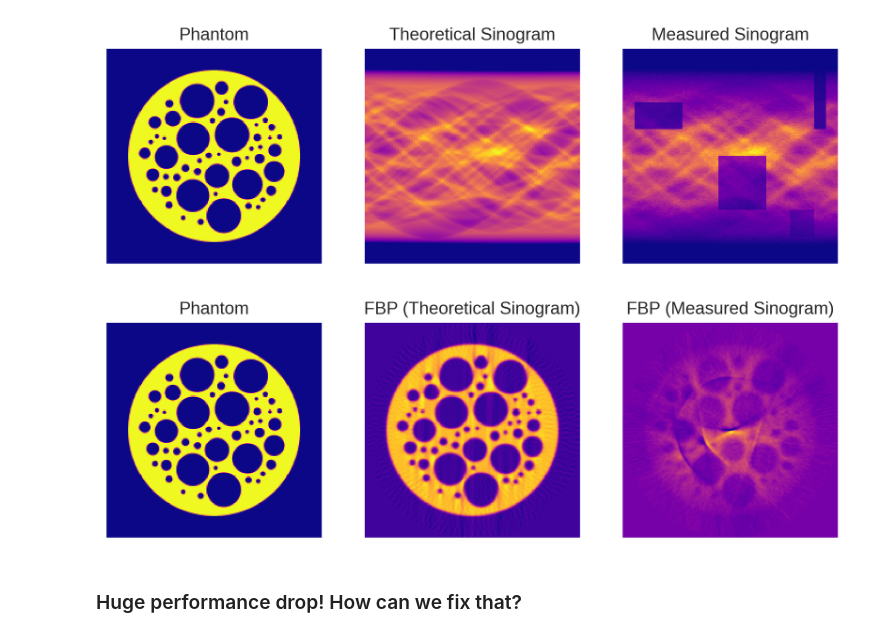
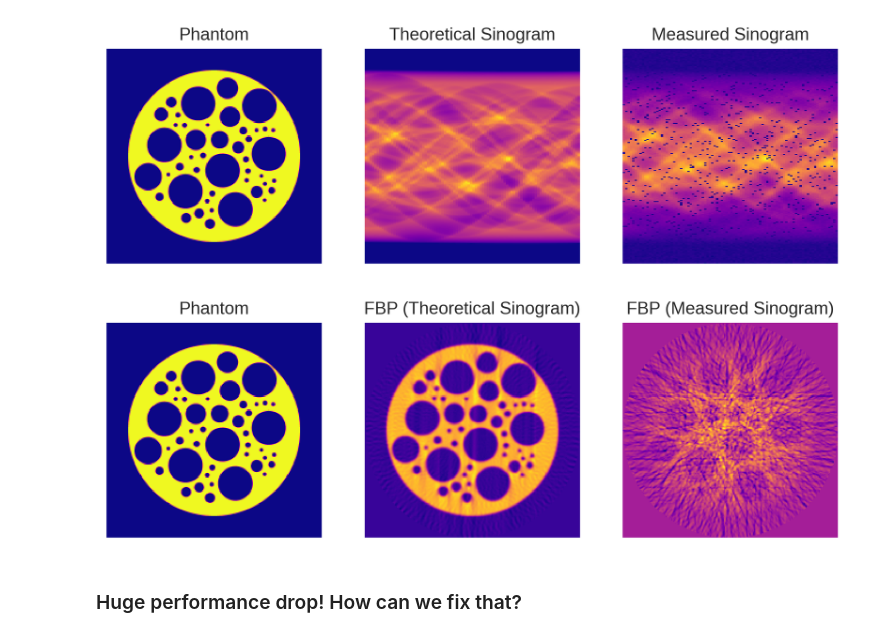
Before and after one commit to pyxu-org/pyxu, a Jupyter notebook: notebooks/Pycsou Demo (EMPA).ipynb, the cells around one changed output. Cells and saved outputs as stored; diff of their text form; code cells hidden in the pictures.

```diff
--- a/notebooks/Pycsou Demo (EMPA).ipynb
+++ b/notebooks/Pycsou Demo (EMPA).ipynb
@@ -129,40 +127,45 @@ Jupyter compare_view v0.2.4
 </center>
 # %%
 # Generate phantom
+np.random.seed(0)
 p1 = xdesign.Foam(size_range=[0.1, 0.01], gap=0.025, porosity=0.5)
 phantom = xdesign.discrete_phantom(p1, 160) * 10
 phantom = np.abs(np.pad(phantom, 20))
 
 # Generate sinogram
+rng = np.random.default_rng(0)
+psnr = 20 # 10 * log(s/n) = psnr => n = s * 10^(-psnr/10)
 angles, wsize = 90, 5
 sino0 = skt.radon(phantom, theta=np.linspace(0, 180, angles), circle=True)
 sino = ndimage.uniform_filter(sino0, [wsize, 0], mode='constant')
-mask = np.ones_like(sino)
-mask[50:75, 5:25] = 0.3
-mask[100:150, 40:60] = 0.4
-mask[0:75, 80:85] = 0.2
-mask[150:175, 70:80] = 0.6
+mask = rng.binomial(1, 0.95, sino.shape)
+#mask = np.ones_like(sino)
+#mask[50:75, 5:25] = 0.3
+#mask[100:150, 40:60] = 0.4
+#mask[0:75, 80:85] = 0.2
+#mask[150:175, 70:80] = 0.6
 sino *= mask
 sino *= scipy.signal.get_window('hamming', sino.shape[0])[:, None]
-sino = np.random.poisson(np.abs(sino))
+sigma = np.abs(sino).max() * (10**(-psnr/10))
+sino += rng.normal(scale=sigma, size=sino.shape)
 
 _ = plt.subplot(1,3,1)
 _ = plt.imshow(phantom)
 _ = plt.title("Phantom")
 _ = plt.axis('off')
 
 _ = plt.subplot(1,3,2)
 _ = plt.imshow(sino0, aspect=0.45)
 _ = plt.title("Theoretical Sinogram")
 _ = plt.axis('off')
 
 
 _ = plt.subplot(1,3,3)
 _ = plt.imshow(sino, aspect=0.45)
 _ = plt.title("Measured Sinogram")
 _ = plt.axis('off')
 # %% [output]
-[figure, old version]
+[figure, new version]
 # %%
 _ = plt.subplot(1,3,1)
 _ = plt.imshow(phantom)
@@ -177,7 +180,7 @@ _ = plt.imshow(skt.iradon(radon_image=sino, circle=True, filter_name="hamming"))
 _ = plt.title('FBP (Measured Sinogram)')
 _ = plt.axis('off')
 # %% [output]
-[figure, old version]
+[figure, new version]
 # %% [markdown]
 ### Huge performance drop! How can we fix that?
 # %% [markdown]
```
Also changed, not shown: parts of 11 cells of this notebook.
